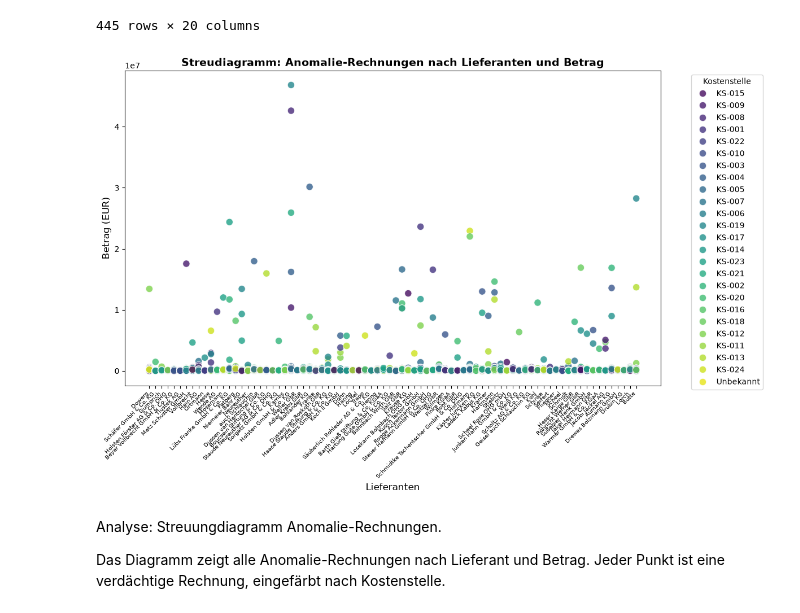
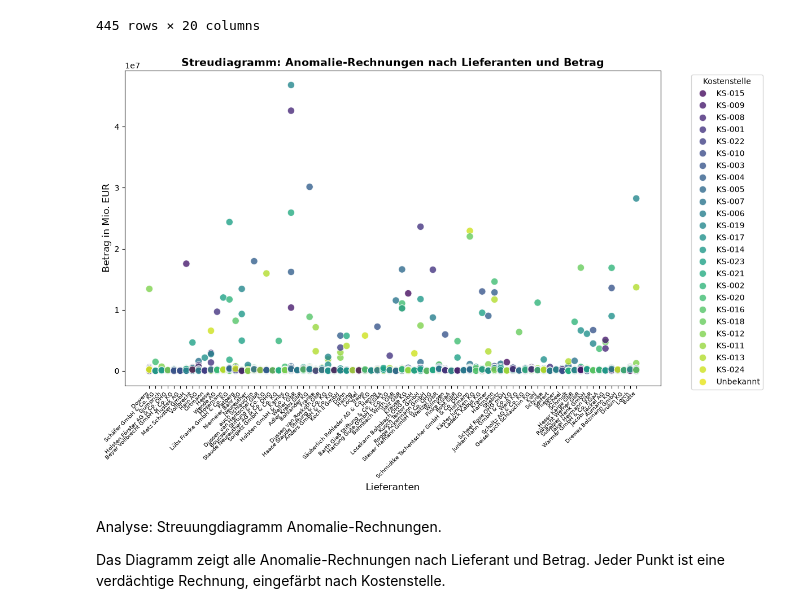
Before and after one commit to hega29/Portfolio, a Jupyter notebook: src/portfolioprojekte/daten_analyse.ipynb, the cells around one changed output. Cells and saved outputs as stored; diff of their text form; code cells hidden in the pictures.

```diff
--- a/src/portfolioprojekte/daten_analyse.ipynb
+++ b/src/portfolioprojekte/daten_analyse.ipynb
@@ -106,26 +106,26 @@ df_anamolie
 # %%
 plt.figure(figsize=(12, 8))
 sns.scatterplot(
     data=df,
     x='lieferanten_name',
     y='betrag_eur',
     hue='kostenstelle',       # Farbliche Unterscheidung nach Kostenstelle
     palette='viridis',
     s=80,
     alpha=0.8
 )
 
 # Diagramm-Layout anpassen
 plt.title('Streudiagramm: Anomalie-Rechnungen nach Lieferanten und Betrag', fontsize=14, fontweight='bold')
 plt.xlabel('Lieferanten', fontsize=12)
-plt.ylabel('Betrag (EUR)', fontsize=12)
+plt.ylabel('Betrag in Mio. EUR', fontsize=12)
 plt.xticks(rotation=45, ha='right', fontsize=7)
 plt.legend(title='Kostenstelle', bbox_to_anchor=(1.05, 1), loc='upper left')
 plt.tight_layout()
 
 plt.show()
 # %% [output]
-[figure, old version]
+[figure, new version]
 # %% [markdown]
 Analyse: Streuungdiagramm Anomalie-Rechnungen.
 
```
